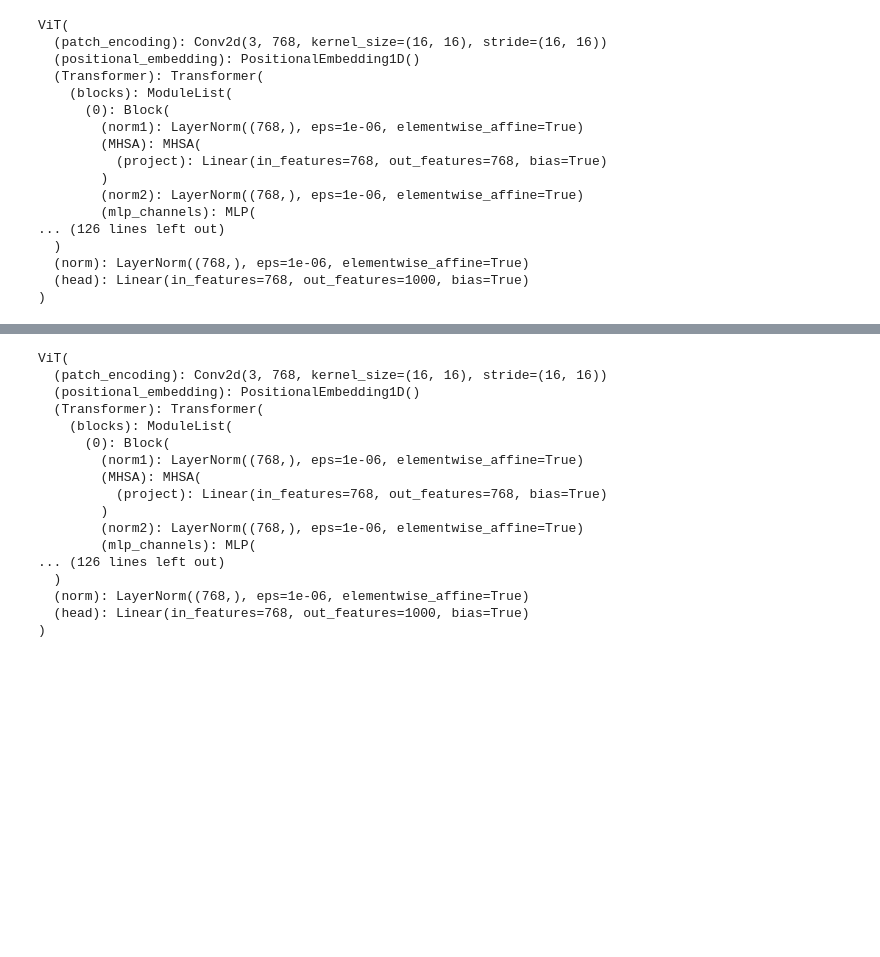
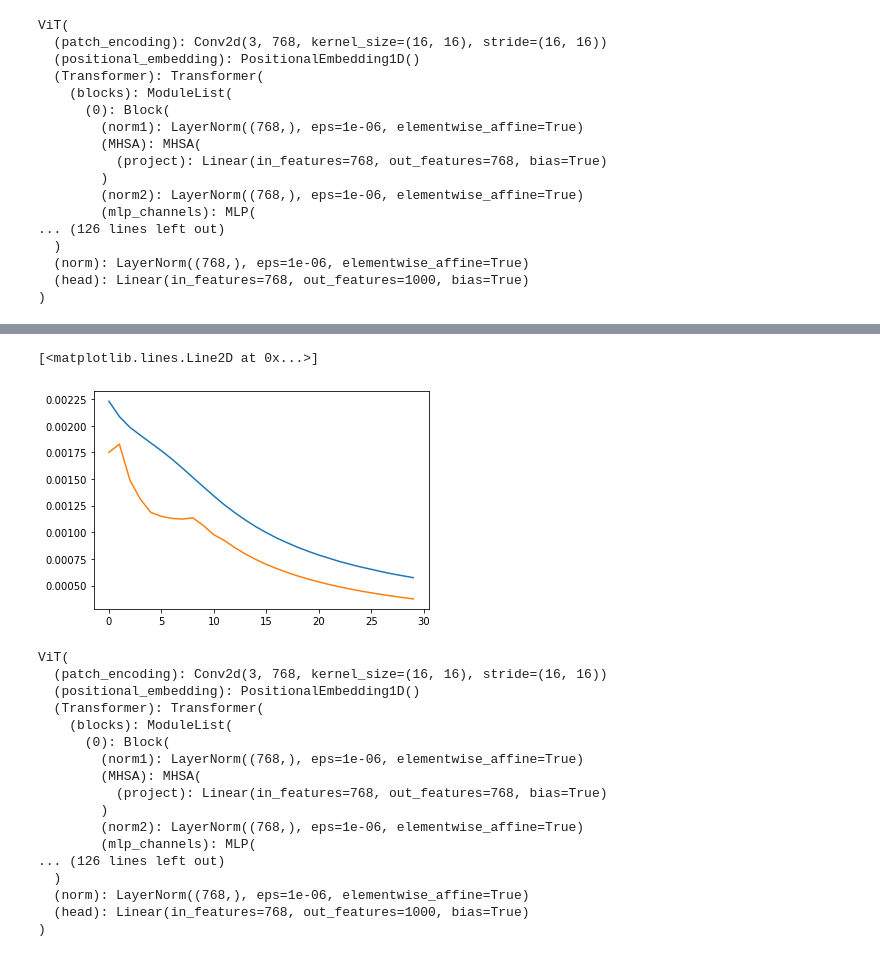
Before and after one commit to neuron-party/computer-vision, a Jupyter notebook: test.ipynb, the cells around one changed output, grey strips where cells are left out. Drawn from its saved outputs; the diff is of its cells as text; code cells hidden in the pictures; blank space fills up the shorter version.

```diff
--- a/test.ipynb
+++ b/test.ipynb
@@ -270,9 +271,14 @@ ViT(
 )
 # %%
 # this thing is probably gonna overfit but full send i sleep and check reuslts in morning
+# %%
+training_losses = []
+val_losses = []
+avg_training_losses = []
+avg_val_losses = []
 # %%
 losses = []
-for e in range(100):
+for e in range(30):
     for x, y in trainloader:
         torch.cuda.empty_cache()
         optimizer.zero_grad()
@@ -280,8 +286,23 @@ for e in range(100):
         x = x.float()
         y_pred = model(x)
         l = loss(y_pred, y)
-        losses.append(l)
+        t_l = l.detach().cpu().numpy()
         l.backward()
         optimizer.step()
-    print(f' Training Loss: {l}')
+        training_losses.append(t_l)
+
+    for i, j in valloader:
+        # no optim zero grad, step, l.backward
+        torch.cuda.empty_cache()
+        x, y = x.to(device), y.to(device)
+        x = x.float()
+        y_pred = model(x)
+        l = loss(y_pred, y)
+        v_l = l.detach().cpu().numpy()
+        val_losses.append(v_l)
+
+    avg_training_losses.append(np.mean(training_losses))
+    avg_val_losses.append(np.mean(val_losses))
+
+    print(f' Training Loss: {np.mean(training_losses)}, Validation Loss: {np.mean(val_losses)}')
 # %% [output]
@@ -305,3 +326,9 @@ for e in range(100):
+# %%
+plt.plot(avg_training_losses)
+plt.plot(avg_val_losses)
+# %% [output]
+[<matplotlib.lines.Line2D at 0x...>]
+[figure, added]
 # %%
 model.eval()
 # %% [output]
```
Also changed, not shown: parts of 4 cells of this notebook.
